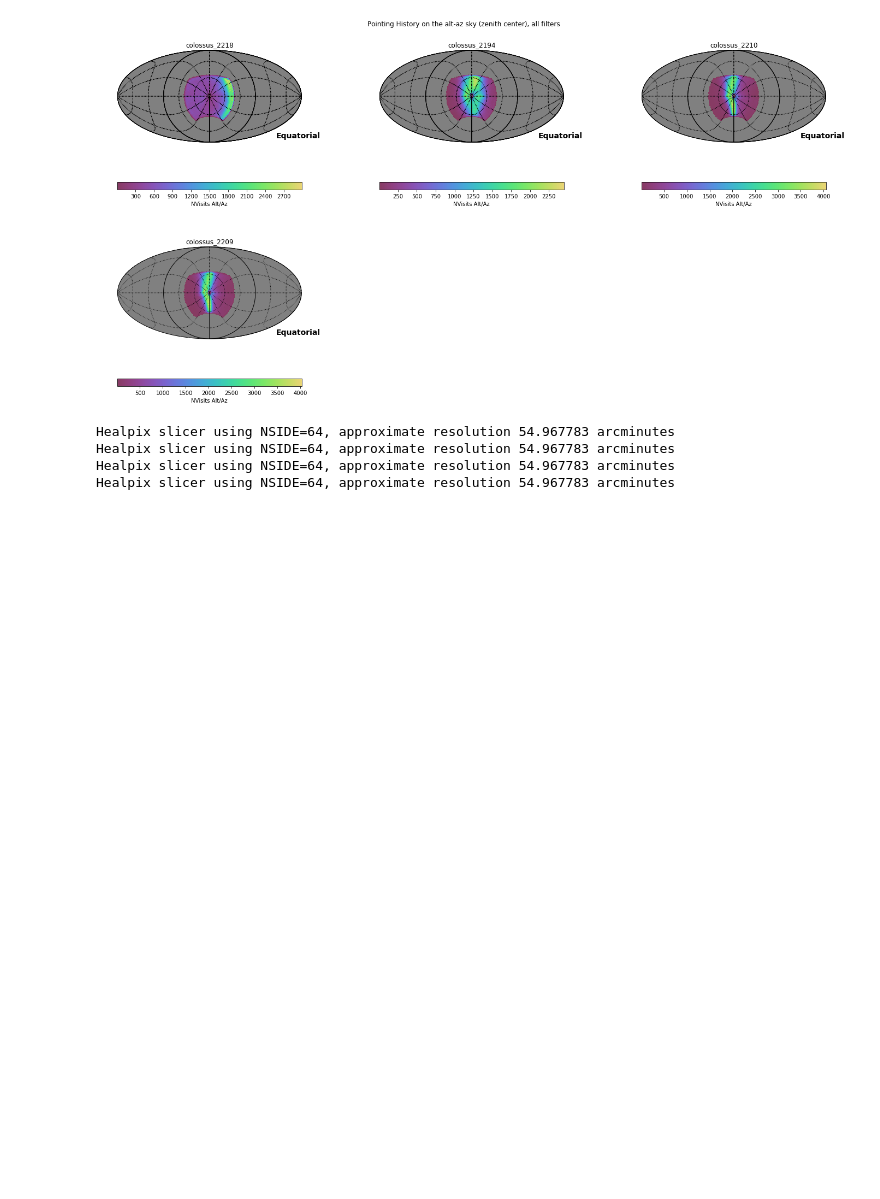
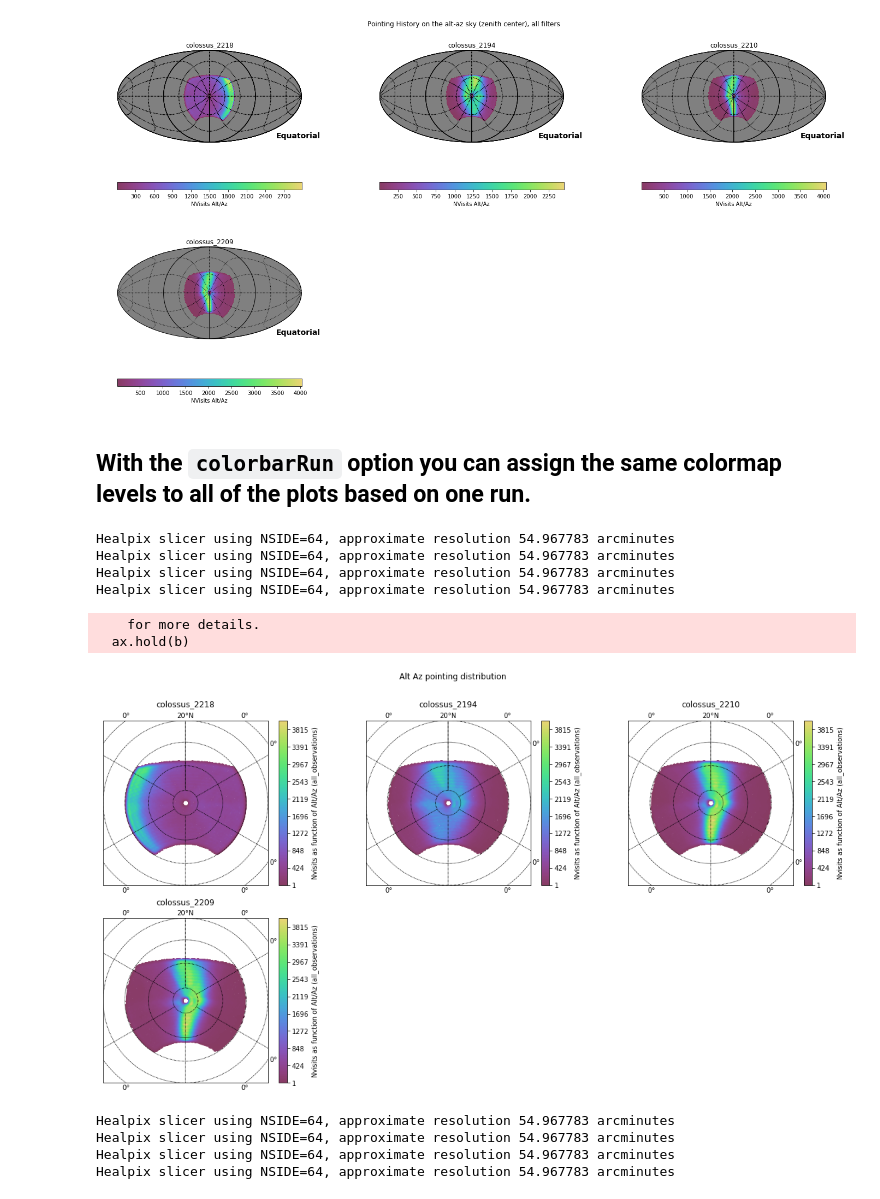
Before and after one commit to tribeiro/lsst_notebooks, a Jupyter notebook: opsim_analysis/comparing_runs.ipynb, the cells around one changed output. Cells and saved outputs as stored; diff of their text form; code cells hidden in the pictures; blank space fills up the shorter version.

```diff
--- a/opsim_analysis/comparing_runs.ipynb
+++ b/opsim_analysis/comparing_runs.ipynb
@@ -137,6 +143,21 @@ Healpix slicer using NSIDE=64, approximate resolution 54.967783 arcminutes
 Healpix slicer using NSIDE=64, approximate resolution 54.967783 arcminutes
 Healpix slicer using NSIDE=64, approximate resolution 54.967783 arcminutes
 [figure]
+# %% [markdown]
+## With the `colorbarRun` option you can assign the same colormap levels to all of the plots based on one run.
+# %%
+mafMultiRunPlots.subplotSkyMaps(dataframe=rundf,outDirs=['/sci/']*len(rundf.index),
+                                metricName='db_Nvisits_as_function_of_Alt_Az',nrows=2,ncols=3,
+                                metadata='all_observations',slicerAbrv='HEAL',Lambert=True,
+                                opsim=False,figsize=(20,10),colorbarRun='colossus_2218')
+# %% [output]
+Healpix slicer using NSIDE=64, approximate resolution 54.967783 arcminutes
+Healpix slicer using NSIDE=64, approximate resolution 54.967783 arcminutes
+Healpix slicer using NSIDE=64, approximate resolution 54.967783 arcminutes
+Healpix slicer using NSIDE=64, approximate resolution 54.967783 arcminutes
+    for more details.
+  ax.hold(b)
+[figure, added]
 # %%
 mafMultiRunPlots.subplotSkyMaps(dataframe=rundf,outDirs=['/sci/']*len(rundf.index),
                                 metricName='db_Nvisits_as_function_of_Alt_Az',nrows=2,ncols=3,
```
Also changed, not shown: parts of 6 cells of this notebook.
